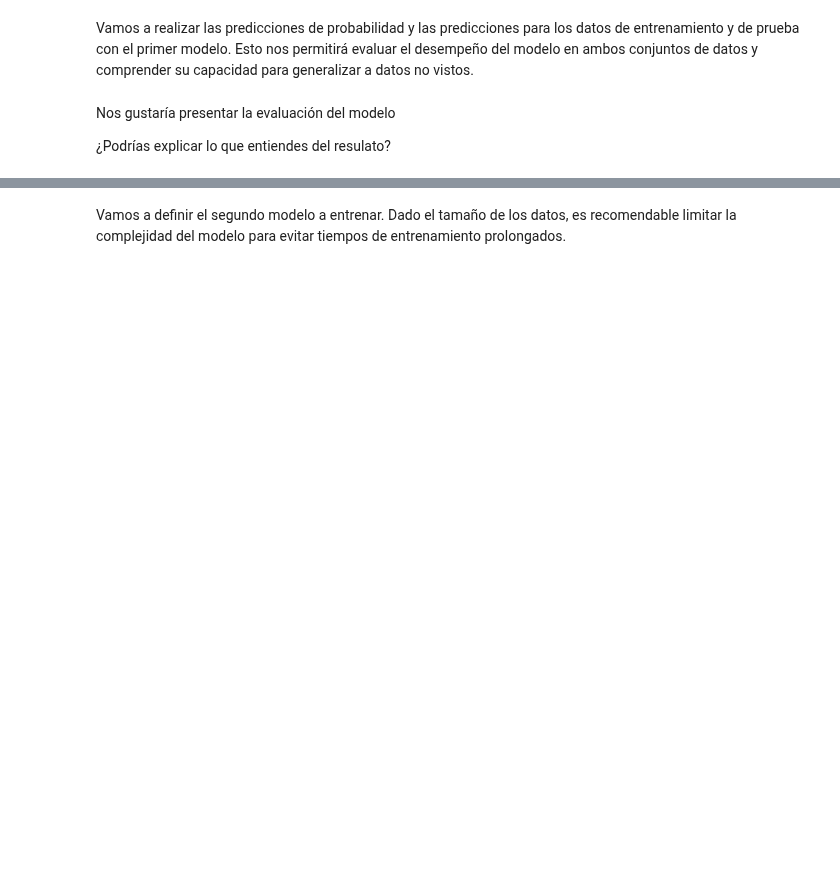
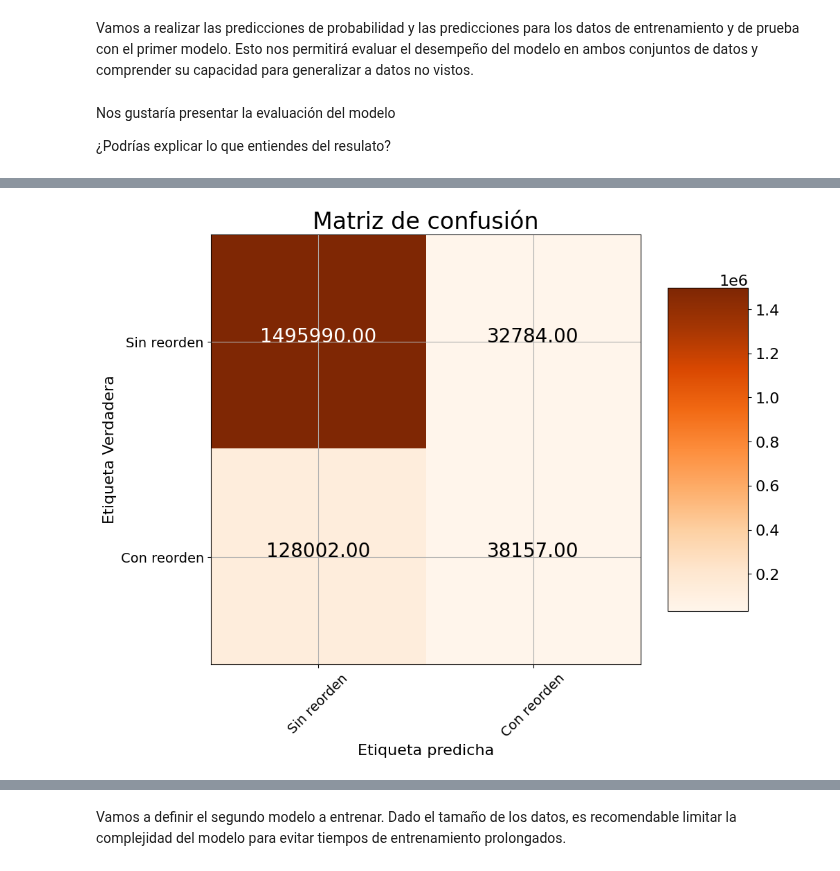
Before and after one commit to Xavi122323/Maestria-IA-Aplicada, a Jupyter notebook: Big Data Aplicada a los Negocios/tareatree.ipynb, the cells around one changed output, grey strips where cells are left out. Cells and saved outputs as stored; diff of their text form; code cells hidden in the pictures; blank space fills up the shorter version.

```diff
--- a/Big Data Aplicada a los Negocios/tareatree.ipynb
+++ b/Big Data Aplicada a los Negocios/tareatree.ipynb
@@ -170,0 +191,4 @@ plot_tree()
+# %%
+plot_confusion_matrix(predictions)
+# %% [output]
+[figure, added]
```
Also changed, not shown: parts of 17 cells of this notebook.
